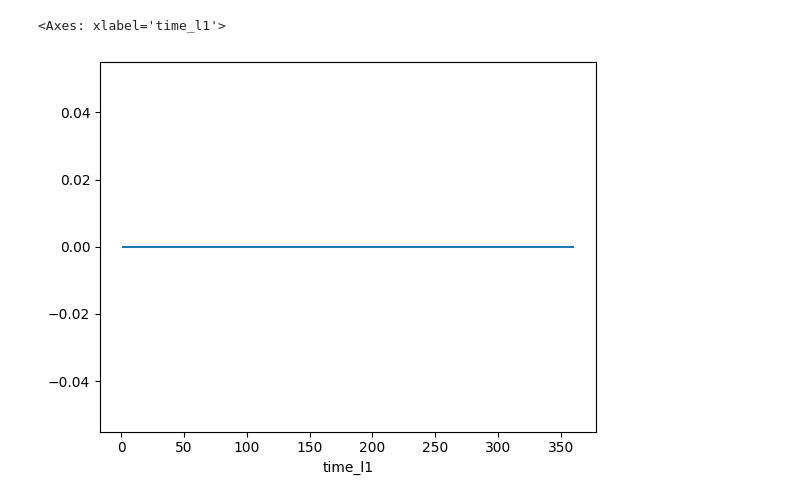
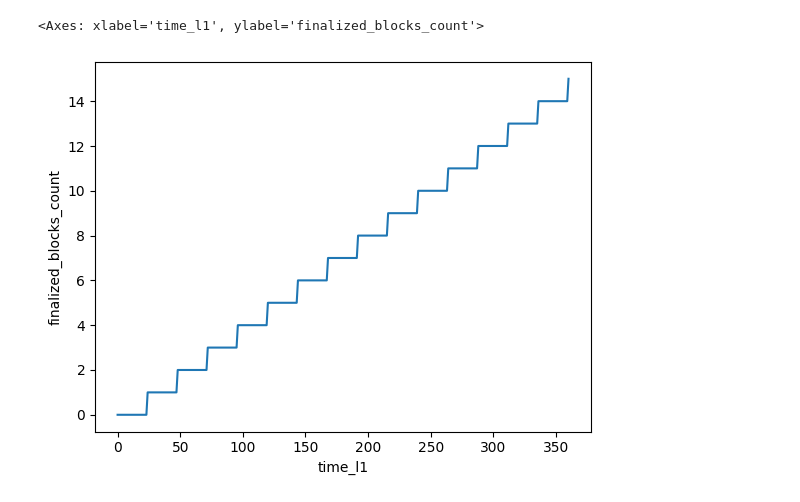
Before and after one commit to BlockScience/aztec-gddt, a Jupyter notebook: notebooks/test_run.ipynb, the cells around one changed output. Drawn from its saved outputs; the diff is of its cells as text; code cells hidden in the pictures.

```diff
--- a/notebooks/test_run.ipynb
+++ b/notebooks/test_run.ipynb
@@ -72,5 +50,6 @@ sim_df.cumm_block_rewards.diff().plot()
-# %%
-sim_df.cumm_fee_cashback.diff().plot()
-# %% [output]
-<Axes: xlabel='time_l1'>
-[figure, removed]
+# %%
+sns.lineplot(x=sim_df.time_l1,
+             y=sim_df.finalized_blocks_count)
+# %% [output]
+<Axes: xlabel='time_l1', ylabel='finalized_blocks_count'>
+[figure, added]
```
Also changed, not shown: parts of 12 cells of this notebook, 3 other files.
